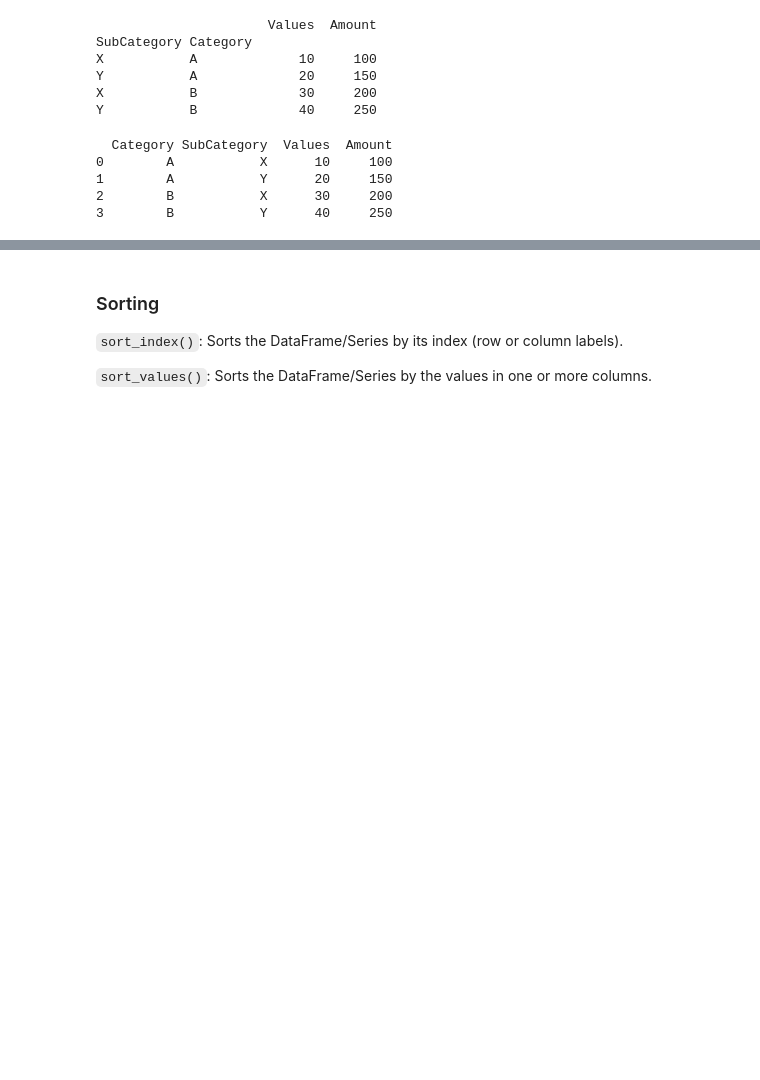
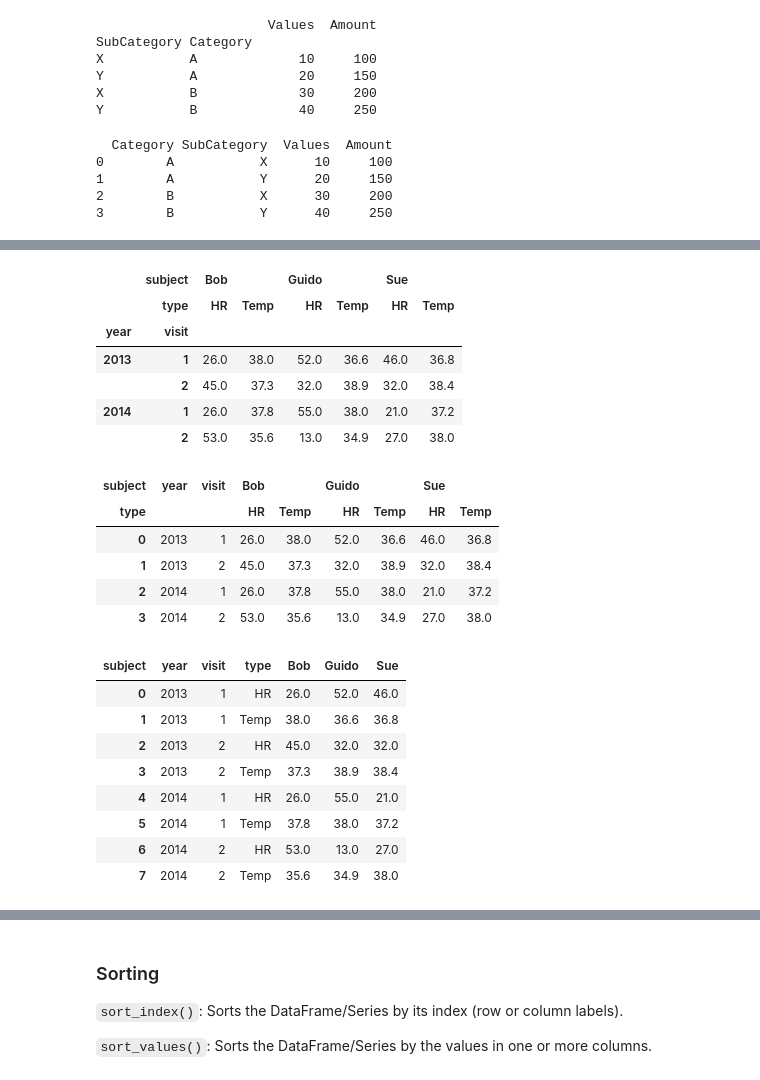
Before and after one commit to MikiasHWT/Python, a Jupyter notebook: Back_to_Basics.ipynb, the cells around one changed output, grey strips where cells are left out. Saved outputs shown, nothing was run; the diff lists cells and outputs as text; code cells hidden in the pictures; blank space fills up the shorter version.

```diff
--- a/Back_to_Basics.ipynb
+++ b/Back_to_Basics.ipynb
@@ -2621,0 +3031,16 @@ print(reset_df)
+# %%
+# Columns can also be MultiIdexed
+# hierarchical indices and columns
+index = pd.MultiIndex.from_product([[2013, 2014], [1, 2]],
+                                   names=['year', 'visit'])
+columns = pd.MultiIndex.from_product([['Bob', 'Guido', 'Sue'], ['HR', 'Temp']],
+                                     names=['subject', 'type'])
+
+# mock some data
+data = np.round(np.random.randn(4, 6), 1)
+data[:, ::2] *= 10
+data += 37
+
+# create the DataFrame
+health_data = pd.DataFrame(data, index=index, columns=columns)
+health_data
@@ -2621,0 +3078,35 @@ print(reset_df)
+# %%
+# Index setting and reseting
+health_data
+
+health_data_flat = health_data.reset_index()
+
+health_data_flat
+
+# Tidy format...?
+health_data_stacked_flat = health_data.stack().reset_index()
+
+health_data_stacked_flat
+# %% [output]
+|  | subject | Bob |  | Guido |  | Sue |  |
+|  | type | HR | Temp | HR | Temp | HR | Temp |
+| year | visit |  |  |  |  |  |  |
+| 2013 | 1 | 26.0 | 38.0 | 52.0 | 36.6 | 46.0 | 36.8 |
+|  | 2 | 45.0 | 37.3 | 32.0 | 38.9 | 32.0 | 38.4 |
+| 2014 | 1 | 26.0 | 37.8 | 55.0 | 38.0 | 21.0 | 37.2 |
+|  | 2 | 53.0 | 35.6 | 13.0 | 34.9 | 27.0 | 38.0 |
+| subject | year | visit | Bob |  | Guido |  | Sue |  |
+| type |  |  | HR | Temp | HR | Temp | HR | Temp |
+| 0 | 2013 | 1 | 26.0 | 38.0 | 52.0 | 36.6 | 46.0 | 36.8 |
+| 1 | 2013 | 2 | 45.0 | 37.3 | 32.0 | 38.9 | 32.0 | 38.4 |
+| 2 | 2014 | 1 | 26.0 | 37.8 | 55.0 | 38.0 | 21.0 | 37.2 |
+| 3 | 2014 | 2 | 53.0 | 35.6 | 13.0 | 34.9 | 27.0 | 38.0 |
+| subject | year | visit | type | Bob | Guido | Sue |
+| 0 | 2013 | 1 | HR | 26.0 | 52.0 | 46.0 |
+| 1 | 2013 | 1 | Temp | 38.0 | 36.6 | 36.8 |
+| 2 | 2013 | 2 | HR | 45.0 | 32.0 | 32.0 |
+| 3 | 2013 | 2 | Temp | 37.3 | 38.9 | 38.4 |
+| 4 | 2014 | 1 | HR | 26.0 | 55.0 | 21.0 |
+| 5 | 2014 | 1 | Temp | 37.8 | 38.0 | 37.2 |
+| 6 | 2014 | 2 | HR | 53.0 | 13.0 | 27.0 |
+| 7 | 2014 | 2 | Temp | 35.6 | 34.9 | 38.0 |
```
Also changed, not shown: parts of 94 cells of this notebook, 3 other files.
